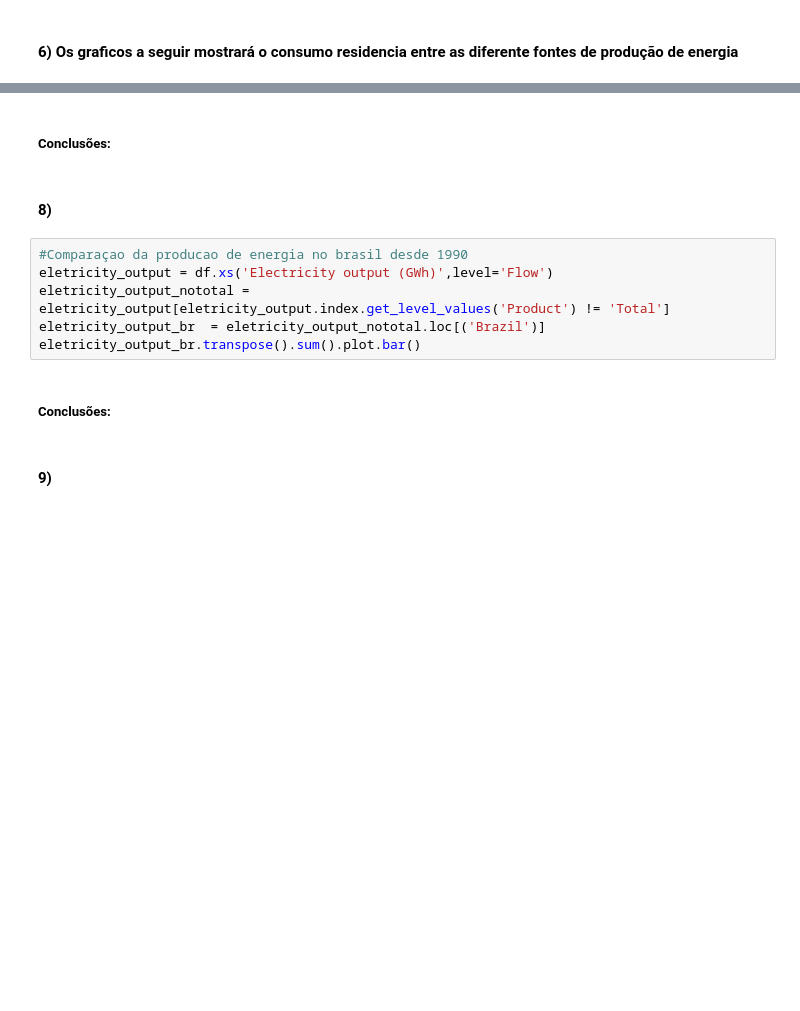
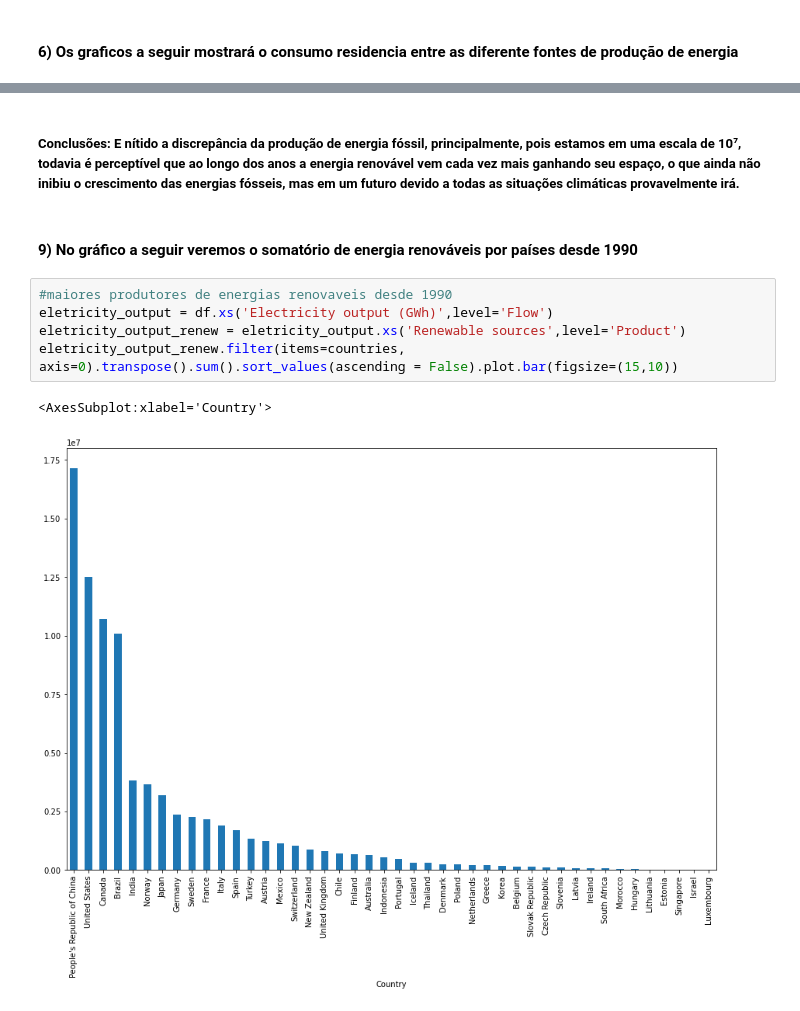
Before and after one commit to VitorHugoOli/Analise_Dados_Energetico, a Jupyter notebook: src/Analise_IEA.ipynb, the cells around one changed output, grey strips where cells are left out. Drawn from its saved outputs; the diff is of its cells as text; blank space fills up the shorter version.

```diff
--- a/src/Analise_IEA.ipynb
+++ b/src/Analise_IEA.ipynb
@@ -285,15 +432,13 @@ commanPlot(eletric_wrld)
-# %% [markdown]
-##### Conclusões:
-# %% [markdown]
-#### 8)
+# %% [markdown]
+##### Conclusões: E nítido a discrepância da produção de energia fóssil, principalmente, pois estamos em uma escala de 10⁷, todavia é perceptível que ao longo dos anos a energia renovável vem cada vez mais ganhando seu espaço, o que ainda não inibiu o crescimento das energias fósseis, mas em um futuro devido a todas as situações climáticas provavelmente irá.
+# %% [markdown]
+#### 9) No gráfico a seguir veremos o somatório de energia renováveis por países desde 1990
 # %%
-#Comparaçao da producao de energia no brasil desde 1990
+#maiores produtores de energias renovaveis desde 1990
 eletricity_output = df.xs('Electricity output (GWh)',level='Flow')
-eletricity_output_nototal = eletricity_output[eletricity_output.index.get_level_values('Product') != 'Total']
-eletricity_output_br  = eletricity_output_nototal.loc[('Brazil')]
-eletricity_output_br.transpose().sum().plot.bar()
+eletricity_output_renew = eletricity_output.xs('Renewable sources',level='Product')
+eletricity_output_renew.filter(items=countries, axis=0).transpose().sum().sort_values(ascending = False).plot.bar(figsize=(15,10))
+# %% [output]
+<AxesSubplot:xlabel='Country'>
+[figure, added]
-# %% [markdown]
-##### Conclusões:
-# %% [markdown]
-#### 9)
 # %%
```
Also changed, not shown: parts of 90 cells of this notebook, 13 other files.
